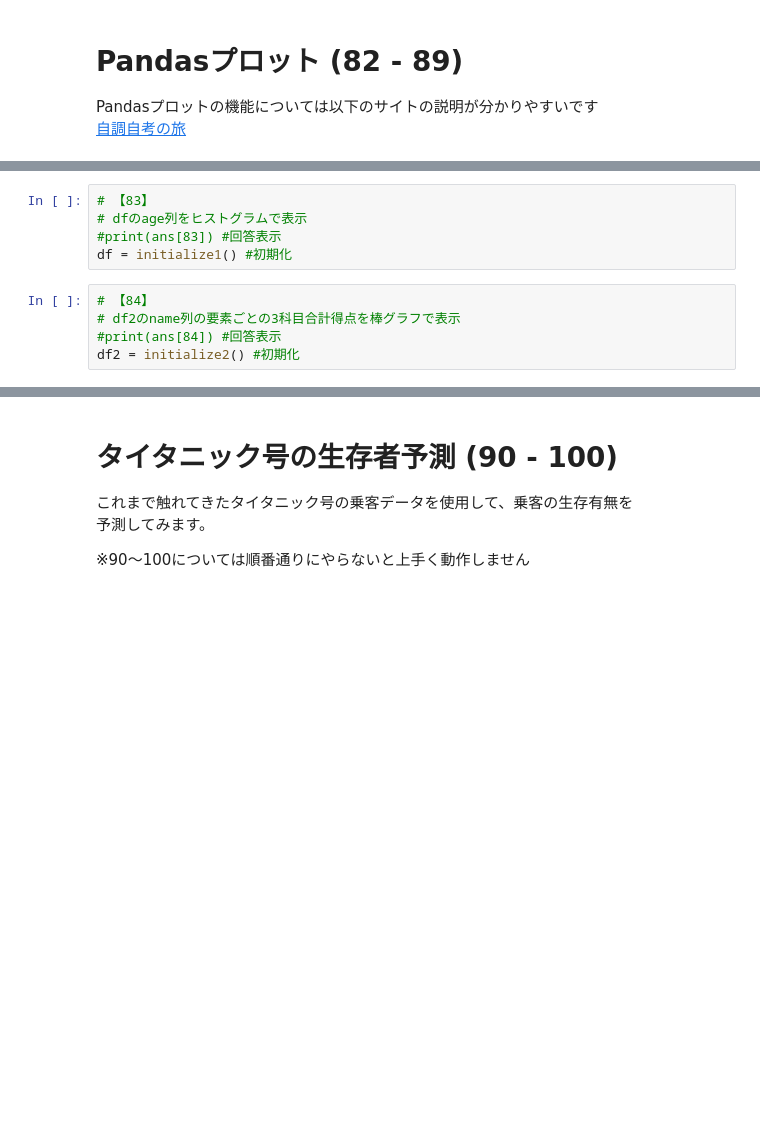
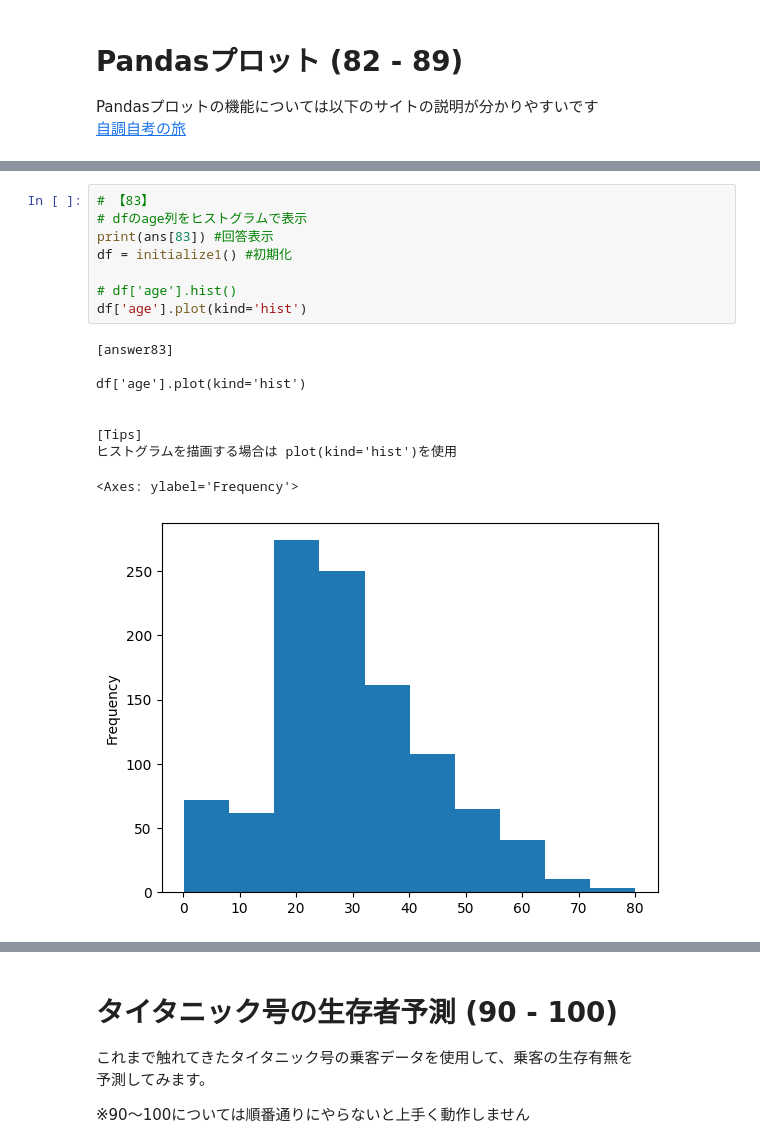
Before and after one commit to hamattiv2/Pandas_100_knocks, a Jupyter notebook: notebook/01_Pandas_100_Knocks_for_Begginer.ipynb, the cells around one changed output, grey strips where cells are left out. Cells and saved outputs as stored; diff of their text form; blank space fills up the shorter version.

```diff
--- a/notebook/01_Pandas_100_Knocks_for_Begginer.ipynb
+++ b/notebook/01_Pandas_100_Knocks_for_Begginer.ipynb
@@ -2096,10 +2140,18 @@ df = initialize1() #初期化
 # %%
 # 【83】
 # dfのage列をヒストグラムで表示
-#print(ans[83]) #回答表示
+print(ans[83]) #回答表示
 df = initialize1() #初期化
+
+# df['age'].hist()
+df['age'].plot(kind='hist')
+# %% [output]
+[answer83]
+
+df['age'].plot(kind='hist')
+
+
+[Tips]
+ヒストグラムを描画する場合は plot(kind='hist')を使用
+<Axes: ylabel='Frequency'>
+[figure, added]
-# %%
-# 【84】
-# df2のname列の要素ごとの3科目合計得点を棒グラフで表示
-#print(ans[84]) #回答表示
-df2 = initialize2() #初期化
```
Also changed, not shown: parts of 21 cells of this notebook, 1 other file.
